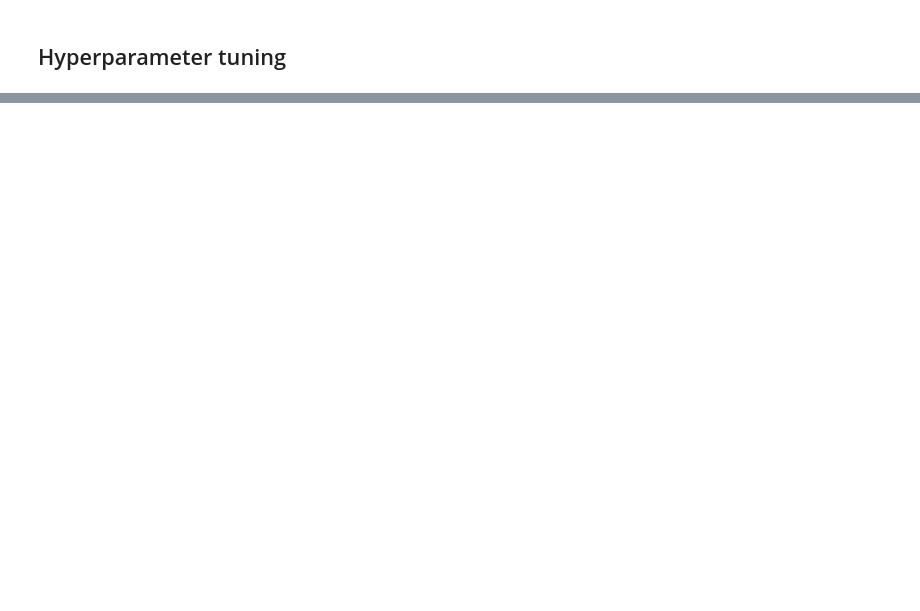
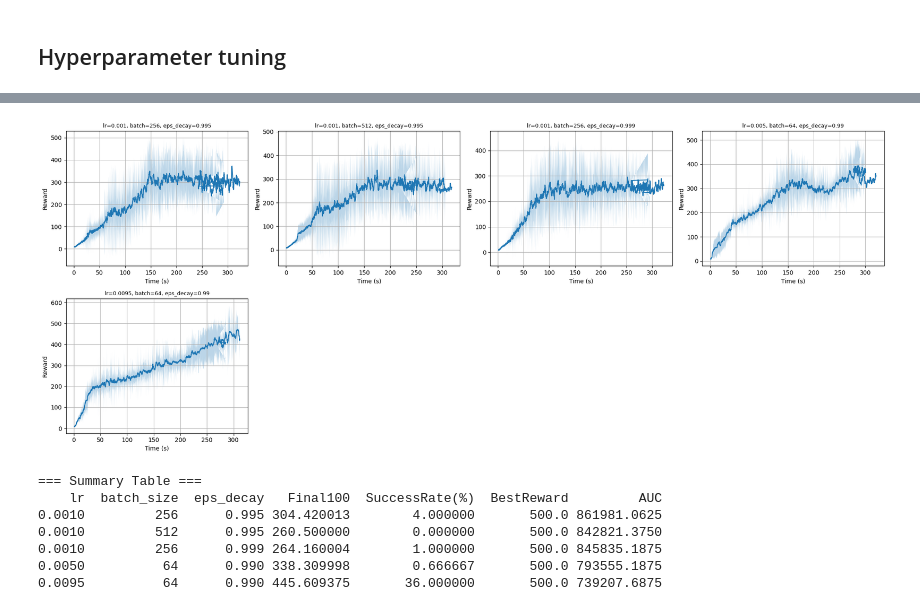
Before and after one commit to vitchun/DSA4288, a Jupyter notebook: RL basics/Hyperparameter tuning.ipynb, the cells around one changed output, grey strips where cells are left out. Saved outputs shown, nothing was run; the diff lists cells and outputs as text; code cells hidden in the pictures; blank space fills up the shorter version.

```diff
--- a/RL basics/Hyperparameter tuning.ipynb
+++ b/RL basics/Hyperparameter tuning.ipynb
@@ -396,0 +438,24 @@ XlaRuntimeError: RESOURCE_EXHAUSTED: Out of memory while trying to allocate 3200
+# %%
+final_hyperparams_list = [
+    {"lr": 0.001, "batch_size": 256, "epsilon_decay_rate": 0.995,"gamma": 0.99,"n_centers": 500,  "sigma": 0.5, "num_envs": 256, "update_freq": 8, "max_grad_norm": 0},
+    {"lr": 0.001, "batch_size": 512, "epsilon_decay_rate": 0.995,"gamma": 0.99,"n_centers": 500,  "sigma": 0.5, "num_envs": 256, "update_freq": 8, "max_grad_norm": 0},
+    {"lr": 0.001, "batch_size": 256, "epsilon_decay_rate": 0.999,"gamma": 0.99,"n_centers": 500,  "sigma": 0.5, "num_envs": 256, "update_freq": 8, "max_grad_norm": 0},
+    {"lr": 0.005, "batch_size": 64, "epsilon_decay_rate": 0.99,"gamma": 0.99,"n_centers": 500,  "sigma": 0.5, "num_envs": 256, "update_freq": 8, "max_grad_norm": 0},
+    {"lr": 0.0095, "batch_size": 64, "epsilon_decay_rate": 0.990,"gamma": 0.99,"n_centers": 500,  "sigma": 0.5, "num_envs": 256, "update_freq": 8, "max_grad_norm": 0},
+]
+# %%
+if __name__ == "__main__":
+    results, summary_df = evaluate_configs(final_hyperparams_list, num_seeds=3, steps=3000, smooth_window=20)
+    plot_tuning_results(results)
+
+    print("\n=== Summary Table ===")
+    print(summary_df.to_string(index=False))
+# %% [output]
+[figure, added]
+=== Summary Table ===
+    lr  batch_size  eps_decay   Final100  SuccessRate(%)  BestReward         AUC
+0.0010         256      0.995 304.420013        4.000000       500.0 861981.0625
+0.0010         512      0.995 260.500000        0.000000       500.0 842821.3750
+0.0010         256      0.999 264.160004        1.000000       500.0 845835.1875
+0.0050          64      0.990 338.309998        0.666667       500.0 793555.1875
+0.0095          64      0.990 445.609375       36.000000       500.0 739207.6875
```
Also changed, not shown: parts of 16 cells of this notebook.
